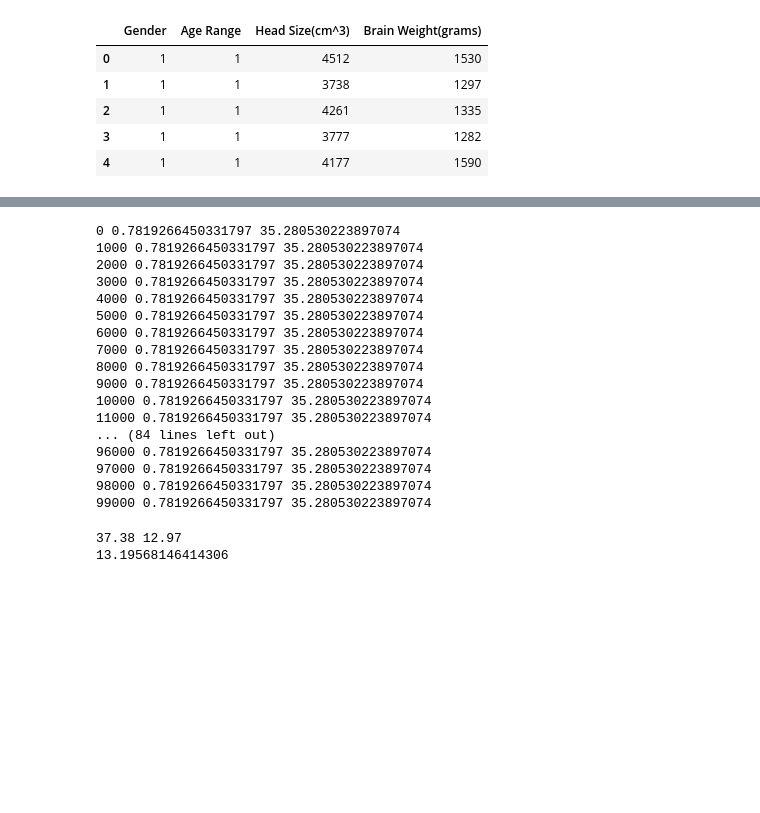
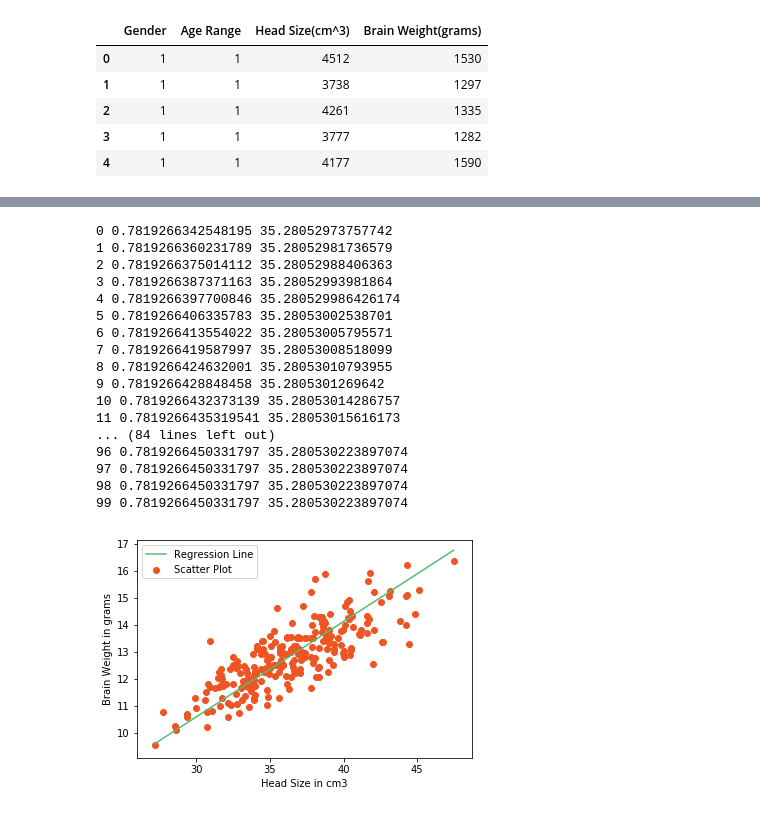
Before and after one commit to don-rohit/Linear_Regression_From_Scratch, a Jupyter notebook: simple_linear_regression_from_scratch.ipynb, the cells around one changed output, grey strips where cells are left out. Saved outputs shown, nothing was run; the diff lists cells and outputs as text; code cells hidden in the pictures; blank space fills up the shorter version.

```diff
--- a/simple_linear_regression_from_scratch.ipynb
+++ b/simple_linear_regression_from_scratch.ipynb
@@ -36,7 +36,7 @@ plt.show()
 # %%
 # Linear Regression Parameters
 learning_rate = 0.0001
-iters = 100000
+iters = 100
 m = len(x) # No of Data points
 
 theta = [0.0,0.0]
@@ -51,32 +51,31 @@ for epoch in range(iters):
         # Compute Loss
         loss = h-y[i]
 
-        j0 += h-y[i]
-        j1 += (h-y[i])* x[0]
+        j0 += loss
+        j1 += (loss)* x[0]
 
     # Gradient Descent
     theta[0] = theta[0] - learning_rate * (j0/m)
     theta[1] = theta[1] - learning_rate * (j1/m)
 
 
-    if epoch%1000 == 0:
-        print(epoch,theta[0]*100,theta[1]*100)
+    print(epoch,theta[0]*100,theta[1]*100)
 # %% [output]
-0 0.7819266450331797 35.280530223897074
-1000 0.7819266450331797 35.280530223897074
-2000 0.7819266450331797 35.280530223897074
-3000 0.7819266450331797 35.280530223897074
-4000 0.7819266450331797 35.280530223897074
-5000 0.7819266450331797 35.280530223897074
-6000 0.7819266450331797 35.280530223897074
-7000 0.7819266450331797 35.280530223897074
-8000 0.7819266450331797 35.280530223897074
-9000 0.7819266450331797 35.280530223897074
-10000 0.7819266450331797 35.280530223897074
-11000 0.7819266450331797 35.280530223897074
+0 0.7819266342548195 35.28052973757742
+1 0.7819266360231789 35.28052981736579
+2 0.7819266375014112 35.28052988406363
+3 0.7819266387371163 35.28052993981864
+4 0.7819266397700846 35.280529986426174
+5 0.7819266406335783 35.28053002538701
+6 0.7819266413554022 35.28053005795571
+7 0.7819266419587997 35.28053008518099
+8 0.7819266424632001 35.28053010793955
+9 0.7819266428848458 35.2805301269642
+10 0.7819266432373139 35.28053014286757
+11 0.7819266435319541 35.28053015616173
 ... (84 lines left out)
-96000 0.7819266450331797 35.280530223897074
-97000 0.7819266450331797 35.280530223897074
-98000 0.7819266450331797 35.280530223897074
-99000 0.7819266450331797 35.280530223897074
+96 0.7819266450331797 35.280530223897074
+97 0.7819266450331797 35.280530223897074
+98 0.7819266450331797 35.280530223897074
+99 0.7819266450331797 35.280530223897074
 # %%
@@ -84,36 +83,24 @@ for epoch in range(iters):
-# %%
-print(x[1],y[1])
-print(theta[0] + theta[1]*x[1])
-# %% [output]
-37.38 12.97
-13.19568146414306
 # %%
 y_pred = []
 for i in range(m):
     y_pred.append(theta[0] + theta[1]*x[i])
 # %%
-max_x = np.max(math) + 100
-min_x = np.min(math) - 100
+max_x = np.max(x)
+min_x = np.min(x)
 
-max_y = np.max(read) + 100
-min_y = np.min(read) - 100
-
-max_yp = np.max(y_pred) + 100
-min_yp = np.min(y_pred) - 100
+max_yp = np.max(y_pred)
+min_yp = np.min(y_pred)
 
 # Calculating line values x and y
-x = np.linspace(min_x, max_x, 1000)
-y = np.linspace(min_y, max_y, 1000)
-yp = np.linspace(min_yp, max_yp, 1000)
+x_plt = np.linspace(min_x,max_x,237)
+yp = np.linspace(min_yp, max_yp,237)
 
 # Ploting the scores as scatter plot
-
-fig = plt.figure()
-ax = Axes3D(fig)
-ax.plot(x, y, yp, color='#58b970', label='Regression Line')
-ax.scatter(math, read, write, color='#ef1234',label='Data Point')
-ax.set_xlabel('Math')
-ax.set_ylabel('Reading')
-ax.set_zlabel("Writing")
+plt.plot(x_plt, yp, color='#58b970', label='Regression Line')
+plt.scatter(x, y, c='#ef5423', label='Scatter Plot')
+plt.xlabel('Head Size in cm3')
+plt.ylabel('Brain Weight in grams')
 plt.legend()
 plt.show()
+# %% [output]
+[figure, added]
```
Also changed, not shown: parts of 4 cells of this notebook, 1 other file.
